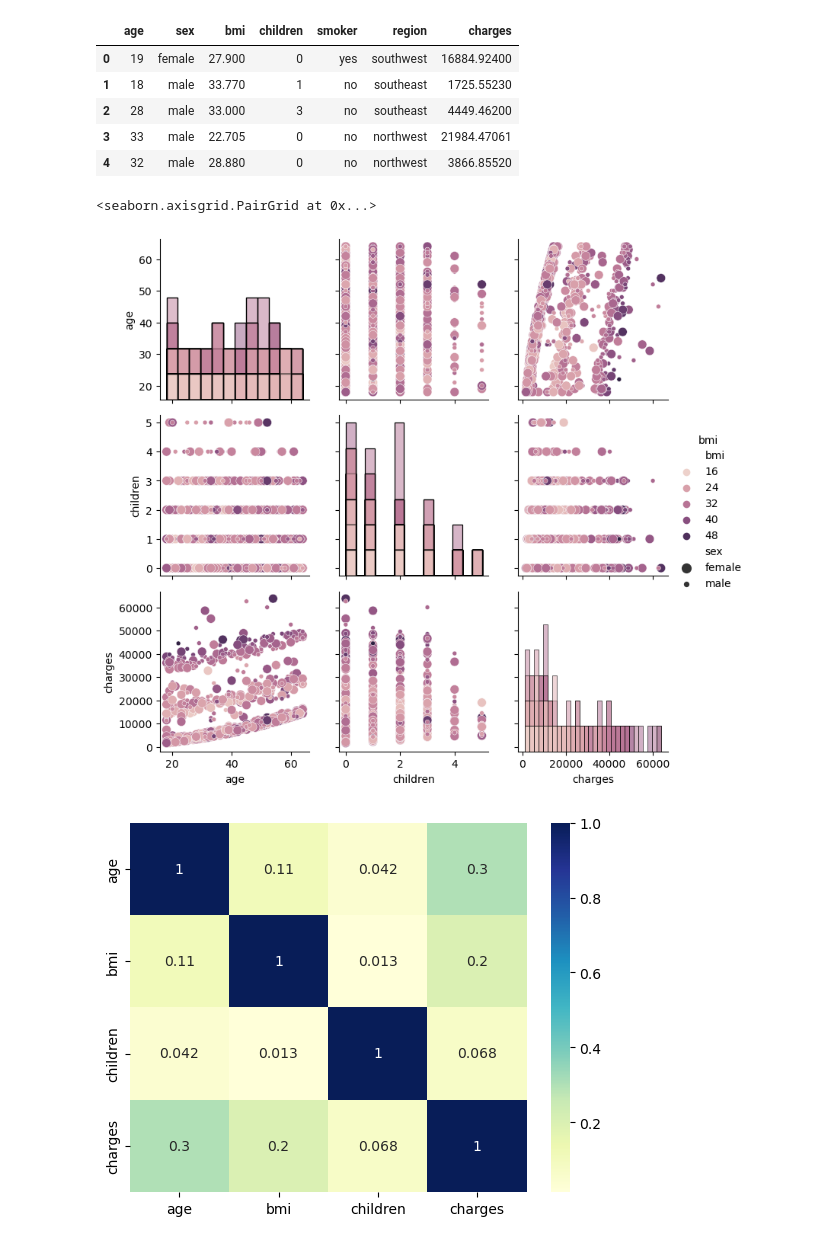
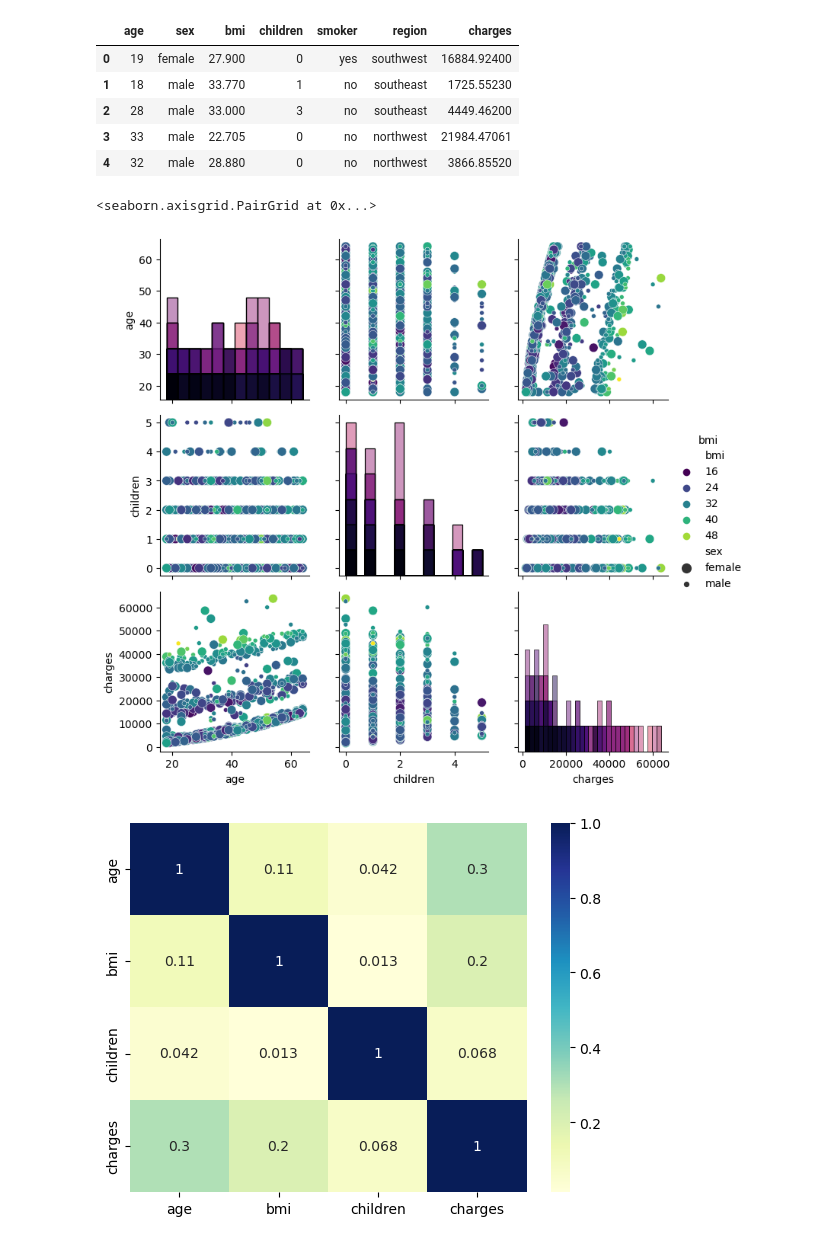
Before and after one commit to masterTrooperMx/PY_notebooks, a Jupyter notebook: Kaggle/linearReg/myLinReg.ipynb, the cells around one changed output. Cells and saved outputs as stored; diff of their text form; code cells hidden in the pictures.

```diff
--- a/Kaggle/linearReg/myLinReg.ipynb
+++ b/Kaggle/linearReg/myLinReg.ipynb
@@ -26,13 +29,14 @@ Number of rows and columns in the data set:  (1338, 7)
 # %%
 # https://seaborn.pydata.org/tutorial/axis_grids.html
 # show data correlated among dimensions and in diag we have a histogram of dimension
 g = sns.PairGrid(df, hue="bmi")
-g.map_diag(sns.histplot, color=".4")
-g.map_offdiag(sns.scatterplot, size=df['sex'], color=".7")
+g.map_diag(sns.histplot, palette='magma')
+g.map_offdiag(sns.scatterplot, size=df['sex'], palette='viridis')
 g.add_legend()
+# Seems that is corralated with different columns
 # %% [output]
 <seaborn.axisgrid.PairGrid at 0x...>
-[figure, old version]
+[figure, new version]
 # %%
 # https://medium.com/@szabo.bibor/how-to-create-a-seaborn-correlation-heatmap-in-python-834c0686b88e
 # by analysing correlation between pairs of dimensions we can see what is candidate to have it as constant in model
```
Also changed, not shown: parts of 4 cells of this notebook, 3 other files.
